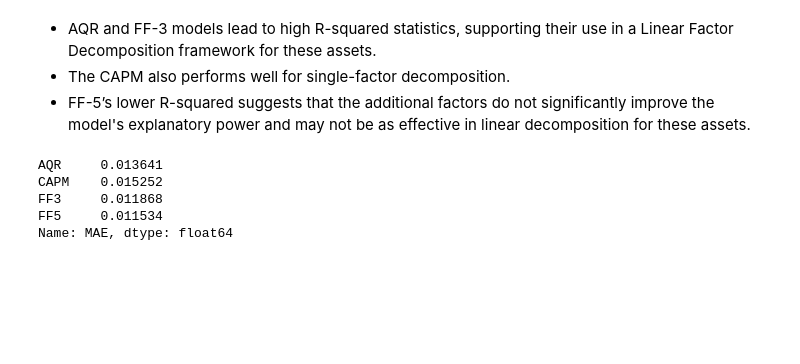
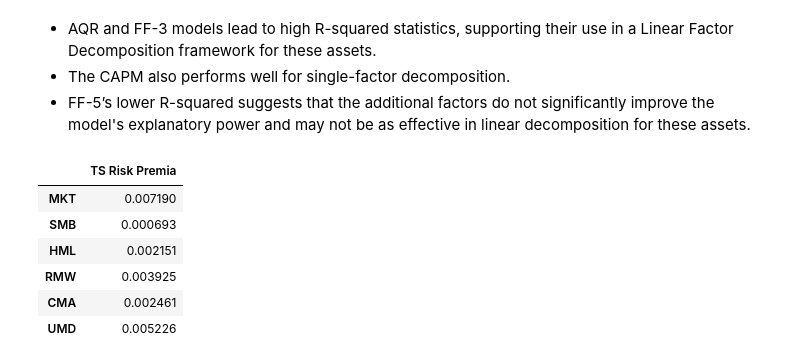
Before and after one commit to Anand-Nakhate/finm-portfolio-2024, a Jupyter notebook: homework/Solution_HW5.ipynb, the cells around one changed output. Drawn from its saved outputs; the diff is of its cells as text; code cells hidden in the pictures; blank space fills up the shorter version.

```diff
--- a/homework/Solution_HW5.ipynb
+++ b/homework/Solution_HW5.ipynb
@@ -434,12 +434,13 @@ cs_ff5 = factor_analysis(
     results_ff5[[col for col in results_ff5.columns if col.startswith('Beta_')]],
     12
 )
-# %%
-results_cs = pd.concat([cs_aqr, cs_capm, cs_ff3, cs_ff5])
-results_cs['MAE']*12
-# %% [output]
-AQR     0.013641
-CAPM    0.015252
-FF3     0.011868
-FF5     0.011534
-Name: MAE, dtype: float64
+# %%
+df_factors.mean().to_frame().rename(columns={0: 'TS Risk Premia'})
+# %% [output]
+|  | TS Risk Premia |
+| MKT | 0.007190 |
+| SMB | 0.000693 |
+| HML | 0.002151 |
+| RMW | 0.003925 |
+| CMA | 0.002461 |
+| UMD | 0.005226 |
```
Also changed, not shown: parts of 4 cells of this notebook, 1 other file.
